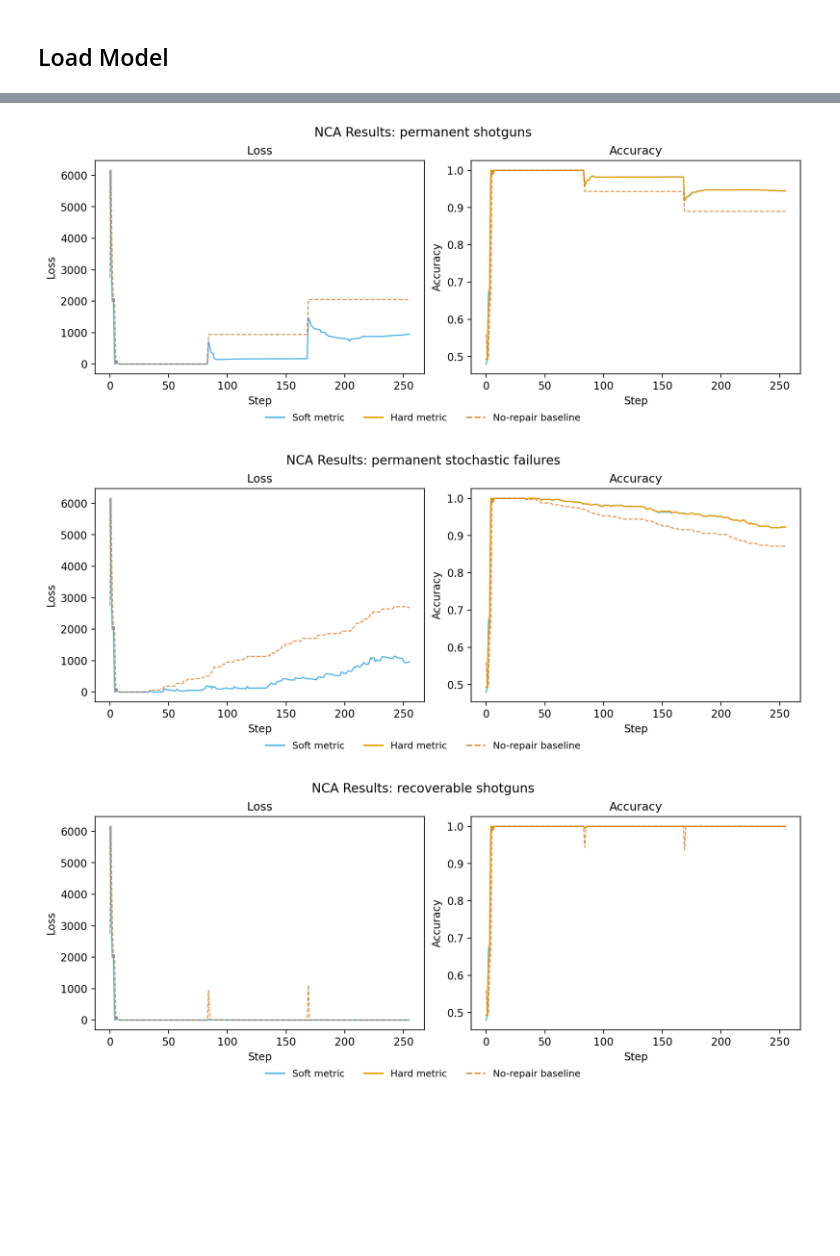
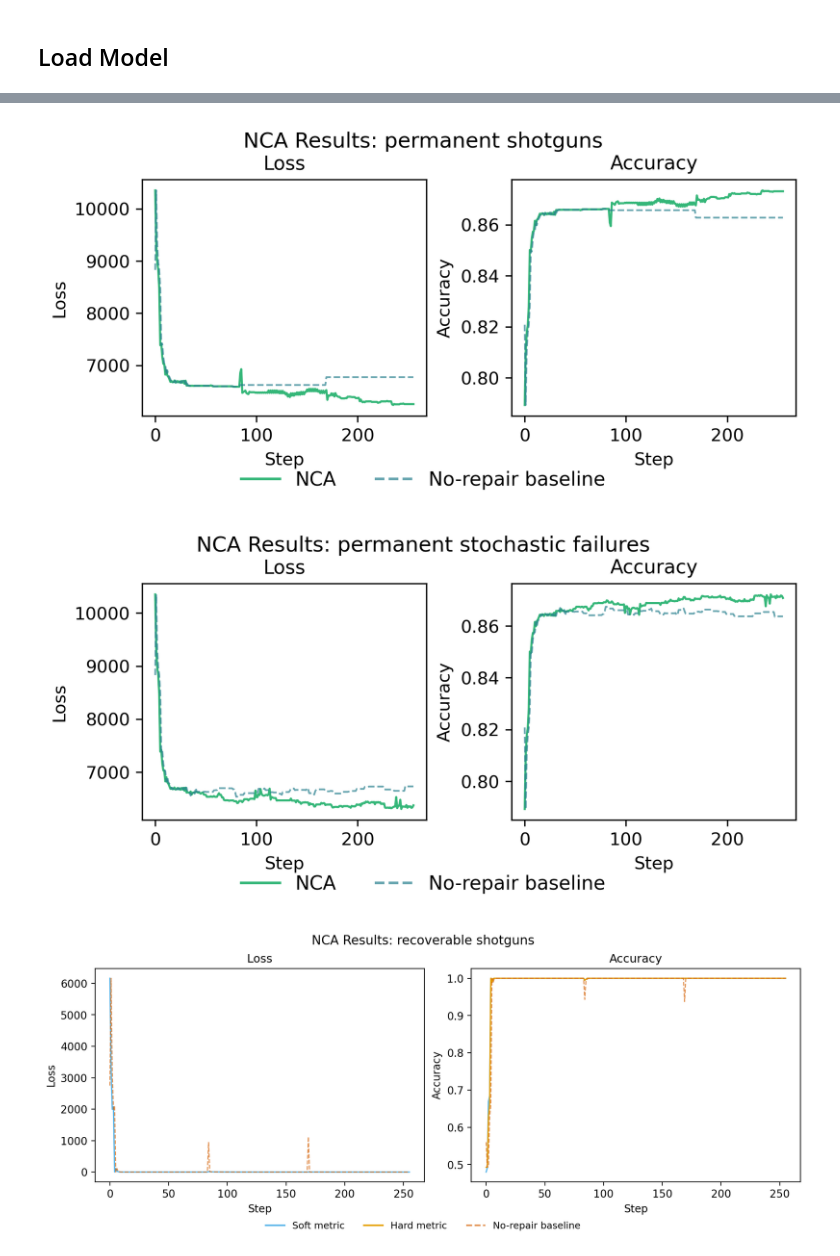
Before and after one commit to GabrielBena/boolean_nca_cc, a Jupyter notebook: boolean_nca_exploration.ipynb, the cells around one changed output, grey strips where cells are left out. Drawn from its saved outputs; the diff is of its cells as text; code cells hidden in the pictures; blank space fills up the shorter version.

Commit message:
New clean demo, with separate config file for models in wandb, optimzed GUI and clean representation of the regimes in the paper.

```diff
--- a/boolean_nca_exploration.ipynb
+++ b/boolean_nca_exploration.ipynb
@@ -108,14 +97,15 @@ from boolean_nca_cc.training.evaluation import (
 from boolean_nca_cc.training.pool.pool import initialize_graph_pool
 from boolean_nca_cc.training.pool.structural_perturbation import compute_damage_params
 # %%
-# run_id = "gbena/boolean-nca-cc/xdxlabd2"  # Fixed wires, damages, reverse task
-run_id = "gbena/boolean-nca-cc/yu6kojmx"  # Fixed wires, damages, reverse task
+# run_id = "gbena/boolean-nca-cc/vt9awu7h"  # Fixed wires, damages, reverse task
+# run_id = "gbena/boolean-nca-cc/y2swhhrl"  # Fixed wires, damages, reverse task
 # run_id = "gbena/boolean-nca-cc/f1vzpb58"  # Random wires, damages, reverse task
+run_id = "gbena/boolean-nca-cc/1u5ssulx"  # Random wires, damages, reverse task
 
 loaded_config, checkpoint_path, run_id = load_config_from_wandb(
     run_id=run_id.split("/")[-1],
     entity="gbena",
-    filename="best_model_eval_damaged_in_test_hard_accuracy",
+    filename="best_model_eval_damaged_out_test_hard_accuracy",
     use_cache=False,
     # filename="latest_checkpoint",
 )
@@ -187,11 +177,12 @@ Pool of size 16 initialised ! Circuits are: [264] nodes
 # %%
 (x_train, y_train), (x_test, y_test), (x, y0) = get_task_data(
     loaded_config.circuit.task,
+    # "text",
     case_n,
     input_bits=loaded_config.circuit.input_bits,
     output_bits=loaded_config.circuit.output_bits,
-    text=loaded_config.circuit.text,
-    # text="!NCA Circuits!",
+    # text=loaded_config.circuit.text,
+    text="Hello Self Organising Digital Circuits!",
     # text="Hello!",
     train_test_split=True,
     test_ratio=loaded_config.training.test_num / case_n,
@@ -285,8 +297,8 @@ from boolean_nca_cc.training.pool.structural_perturbation import (
     count_eligible_gates,
 )
 # %%
-damage_modes = ["none", "probabilistic", "deterministic"]
-damage_permanence = [0.0, 1.0]
+damage_modes = ["none"]
+damage_permanence = [0.5]
 n_eligible_gates = count_eligible_gates(layer_sizes)
 aim_failures = 0.15
 n_steps = 256
@@ -310,8 +322,10 @@ attn_eval_results = {
         model=best_attn_model,
         batch_wires=pool.wires,
         batch_logits=pool.logits,
-        x_data=x_test,
-        y_data=y_test,
+        x_data=x_train,
+        # x_data=x_text_reversed,
+        y_data=y_train,
+        # y_data=y_text_reversed,
         input_n=input_n,
         n_message_steps=n_steps,
         arity=arity,
@@ -353,16 +379,16 @@ Evaluation complete: 256 steps
 # %%
 plot_wandb_stepwise_results(
-    attn_eval_results[("deterministic", 1.0)][1], title="NCA Results: permanent shotguns"
+    attn_eval_results[("deterministic", 0.5)][1], title="NCA Results: permanent shotguns"
 )
 plot_wandb_stepwise_results(
-    attn_eval_results[("probabilistic", 1.0)][1],
+    attn_eval_results[("probabilistic", 0.5)][1],
     title="NCA Results: permanent stochastic failures",
 )
 
 plt.show()
 # %% [output]
-[figure, old version]
+[figure, new version]
-[figure, old version]
+[figure, new version]
 # %%
 plot_wandb_stepwise_results(
     attn_eval_results[("deterministic", 0.0)][1], title="NCA Results: recoverable shotguns"
```
Also changed, not shown: parts of 11 cells of this notebook, 6 other files.
